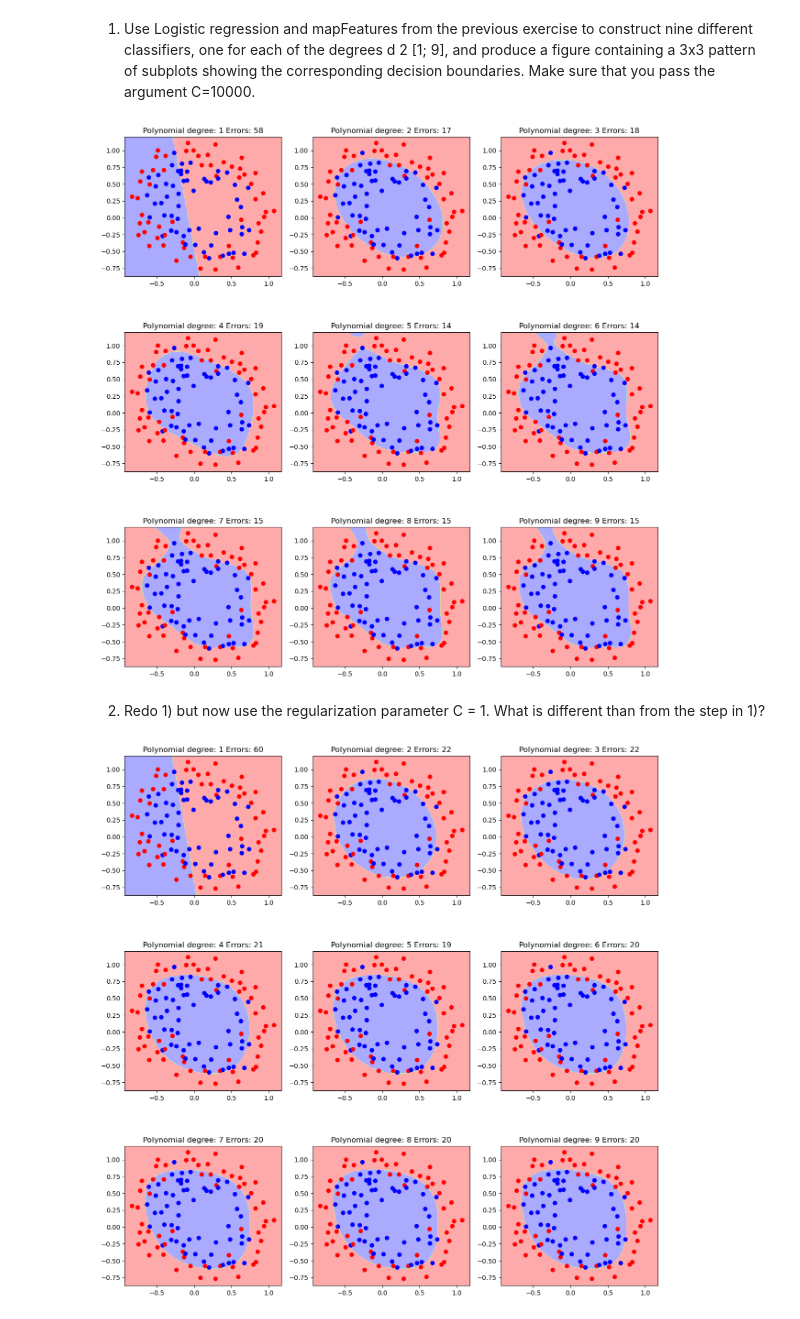
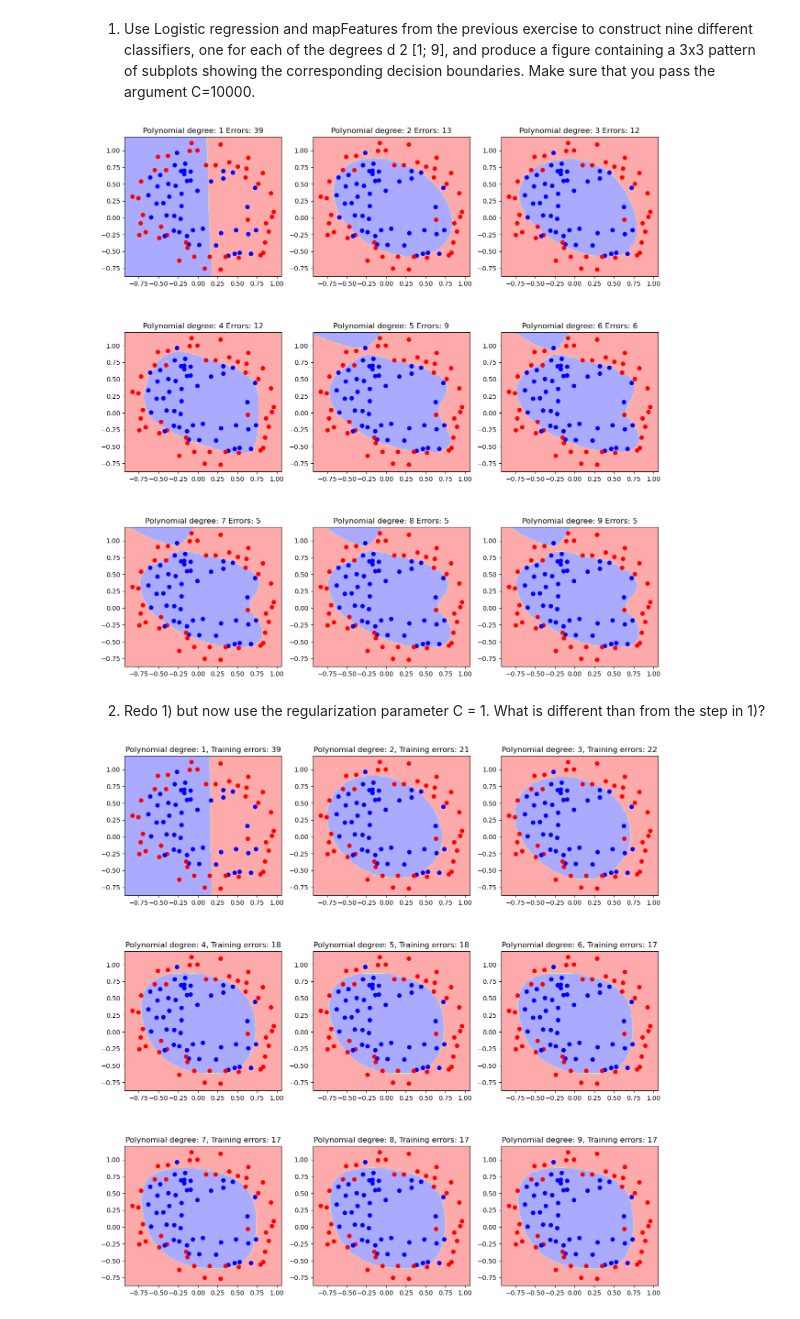
Before and after one commit to djolodjolo23/machine_learning_a2, a Jupyter notebook: Excercise5.ipynb, the cells around one changed output. Saved outputs shown, nothing was run; the diff lists cells and outputs as text; code cells hidden in the pictures.

```diff
--- a/Excercise5.ipynb
+++ b/Excercise5.ipynb
@@ -7,9 +8,14 @@ import Functions as f
 # %%
 data = pd.read_csv('data/microchips.csv').to_numpy()
 np.random.shuffle(data)
-X_train, y_train = data[:, :2], data[:, 2]
-x1 = X_train[:, 0]
-x2 = X_train[:, 1]
+x = data [:, :2]
+y = data [:, 2]
+X_train, X_test, y_train, y_test = train_test_split(x, y, test_size=0.2, random_state=42)
+
+x1_train = X_train[:, 0]
+x2_train = X_train[:, 1]
+x1_test = X_test[:, 0]
+x2_test = X_test[:, 1]
 # %% [markdown]
 1. Use Logistic regression and mapFeatures from the previous exercise to construct nine
 different classifiers, one for each of the degrees d 2 [1; 9], and produce a figure containing a
@@ -21,15 +27,15 @@ from matplotlib.colors import ListedColormap
 cmap_light = ListedColormap(['#FFAAAA', '#AAFFAA', '#AAAAFF'])
 cmap_bold = ListedColormap(['#FF0000', '#00FF00', '#0000FF'])
 h = .01
-x_min, x_max = x1.min() - 0.1, x1.max() + 0.1
-y_min, y_max = x2.min() - 0.1, x2.max() + 0.1
+x_min, x_max = x1_train.min() - 0.1, x1_train.max() + 0.1
+y_min, y_max = x2_train.min() - 0.1, x2_train.max() + 0.1
 xx, yy = np.meshgrid(np.arange(x_min, x_max, h), np.arange(y_min, y_max, h))
 x1_mesh, x2_mesh = xx.ravel(), yy.ravel()
 fig, ((ax1, ax2, ax3), (ax4, ax5, ax6), (ax7, ax8, ax9)) = plt.subplots(nrows=3, ncols=3, figsize=(15, 15))
 fig.subplots_adjust(hspace=0.4)
 axes = [ax1, ax2, ax3, ax4, ax5, ax6, ax7, ax8, ax9]
 for i in range(len(axes)):
-    Xe = f.mapFeature(x1, x2, i+1, ones=False)
+    Xe = f.mapFeature(x1_train, x2_train, i+1, ones=False)
     logReg = LogisticRegression(solver='lbfgs', C=10000, tol=1e-6, max_iter=10000)
     logReg.fit(Xe, y_train)
     y_pred = logReg.predict(Xe)
@@ -38,35 +44,35 @@ for i in range(len(axes)):
     Z = logReg.predict(Xe_mesh)
     Z = Z.reshape(xx.shape)
     axes[i].contourf(xx, yy, Z, cmap=cmap_light)
-    axes[i].scatter(x1, x2, c=y_train, cmap=cmap_bold)
+    axes[i].scatter(x1_train, x2_train, c=y_train, cmap=cmap_bold)
     axes[i].set_title('Polynomial degree: ' + str(i+1) + ' Errors: ' + str(errors))
 # %% [output]
-[figure, old version]
+[figure, new version]
 # %% [markdown]
 2. Redo 1) but now use the regularization parameter C = 1. What is different than from the
 step in 1)?
 # %%
 cmap_light = ListedColormap(['#FFAAAA', '#AAFFAA', '#AAAAFF'])
 cmap_bold = ListedColormap(['#FF0000', '#00FF00', '#0000FF'])
 h = .01
-x_min, x_max = x1.min() - 0.1, x1.max() + 0.1
-y_min, y_max = x2.min() - 0.1, x2.max() + 0.1
+x_min, x_max = x1_train.min() - 0.1, x1_train.max() + 0.1
+y_min, y_max = x2_train.min() - 0.1, x2_train.max() + 0.1
 xx, yy = np.meshgrid(np.arange(x_min, x_max, h), np.arange(y_min, y_max, h))
 x1_mesh, x2_mesh = xx.ravel(), yy.ravel()
 fig, ((ax1, ax2, ax3), (ax4, ax5, ax6), (ax7, ax8, ax9)) = plt.subplots(nrows=3, ncols=3, figsize=(15, 15))
 fig.subplots_adjust(hspace=0.4)
 axes = [ax1, ax2, ax3, ax4, ax5, ax6, ax7, ax8, ax9]
 for i in range(len(axes)):
-    Xe = f.mapFeature(x1, x2, i+1, ones=False)
+    Xe = f.mapFeature(x1_train, x2_train, i+1, ones=False)
     logReg = LogisticRegression(solver='lbfgs', C=1, tol=1e-6, max_iter=10000)
     logReg.fit(Xe, y_train)
     y_pred = logReg.predict(Xe)
     Xe_mesh = f.mapFeature(x1_mesh, x2_mesh, i+1, ones=False)
     errors = np.sum(y_pred != y_train)
     Z = logReg.predict(Xe_mesh)
     Z = Z.reshape(xx.shape)
     axes[i].contourf(xx, yy, Z, cmap=cmap_light)
-    axes[i].scatter(x1, x2, c=y_train, cmap=cmap_bold)
-    axes[i].set_title('Polynomial degree: ' + str(i+1) + ' Errors: ' + str(errors))
+    axes[i].scatter(x1_train, x2_train, c=y_train, cmap=cmap_bold)
+    axes[i].set_title('Polynomial degree: ' + str(i+1) + ', Training errors: ' + str(errors))
 # %% [output]
-[figure, old version]
+[figure, new version]
```
Also changed, not shown: parts of 3 cells of this notebook, 1 other file.
